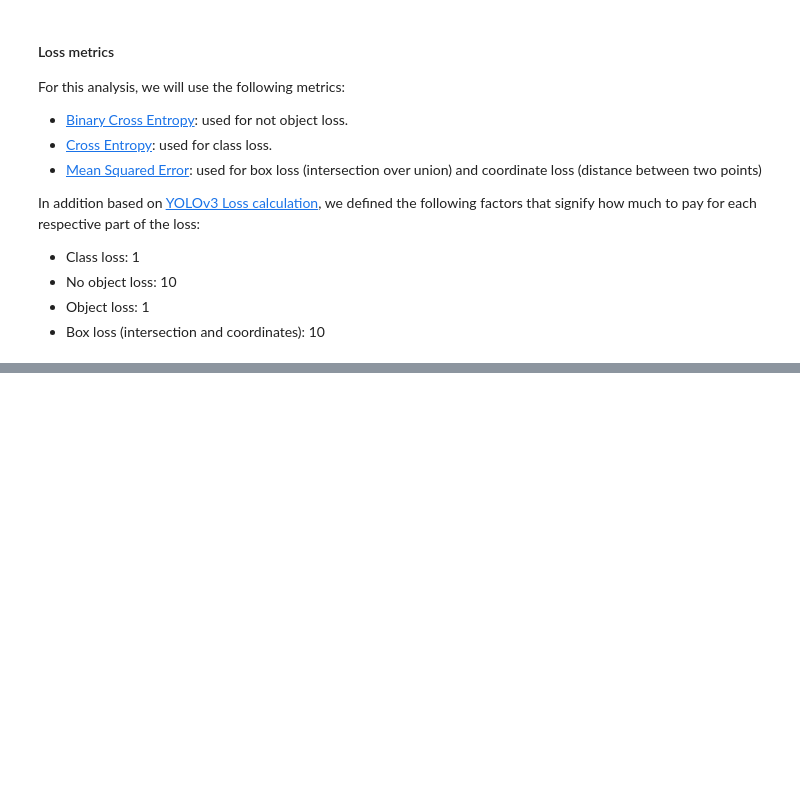
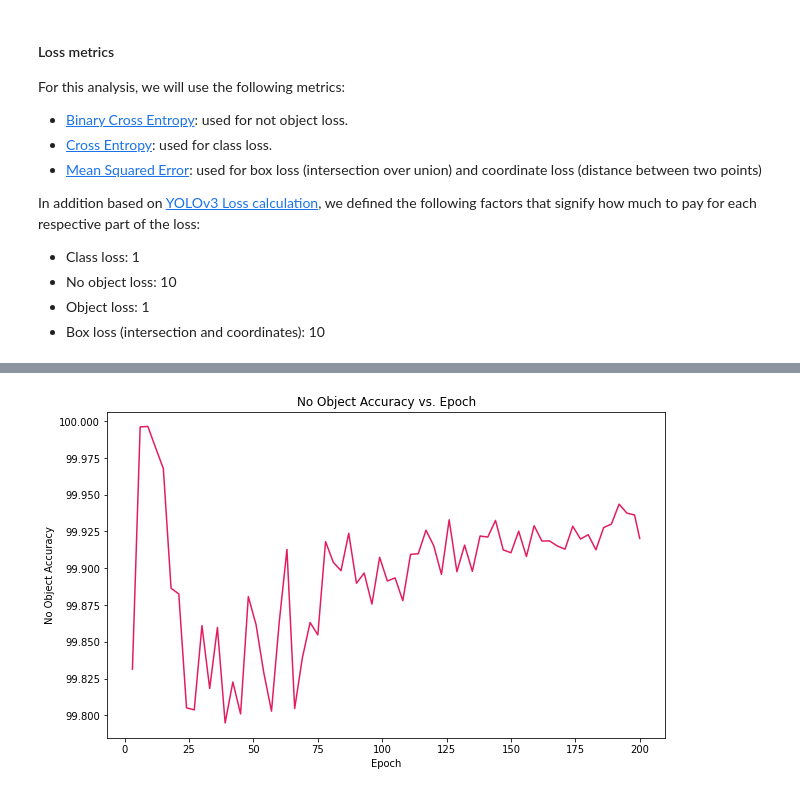
Before and after one commit to enmanuelmag/YOLOv3, a Jupyter notebook: notebooks/metrics.ipynb, the cells around one changed output, grey strips where cells are left out. Cells and saved outputs as stored; diff of their text form; code cells hidden in the pictures; blank space fills up the shorter version.

```diff
--- a/notebooks/metrics.ipynb
+++ b/notebooks/metrics.ipynb
@@ -49,0 +70,10 @@ metrics.head()
+# %%
+plt.figure(figsize=(10, 6))
+noa_plot = sns.lineplot(x='epoch', y='noobj_accuracy', data=metrics)
+plt.title('No Object Accuracy vs. Epoch')
+plt.xlabel('Epoch')
+plt.ylabel('No Object Accuracy')
+noa_plot.lines[0].set_color(COLOR)
+noa_plot.figure.savefig('../img/noa_plot.png', dpi=150)
+# %% [output]
+[figure, added]
```
Also changed, not shown: parts of 8 cells of this notebook, 5 other files.
